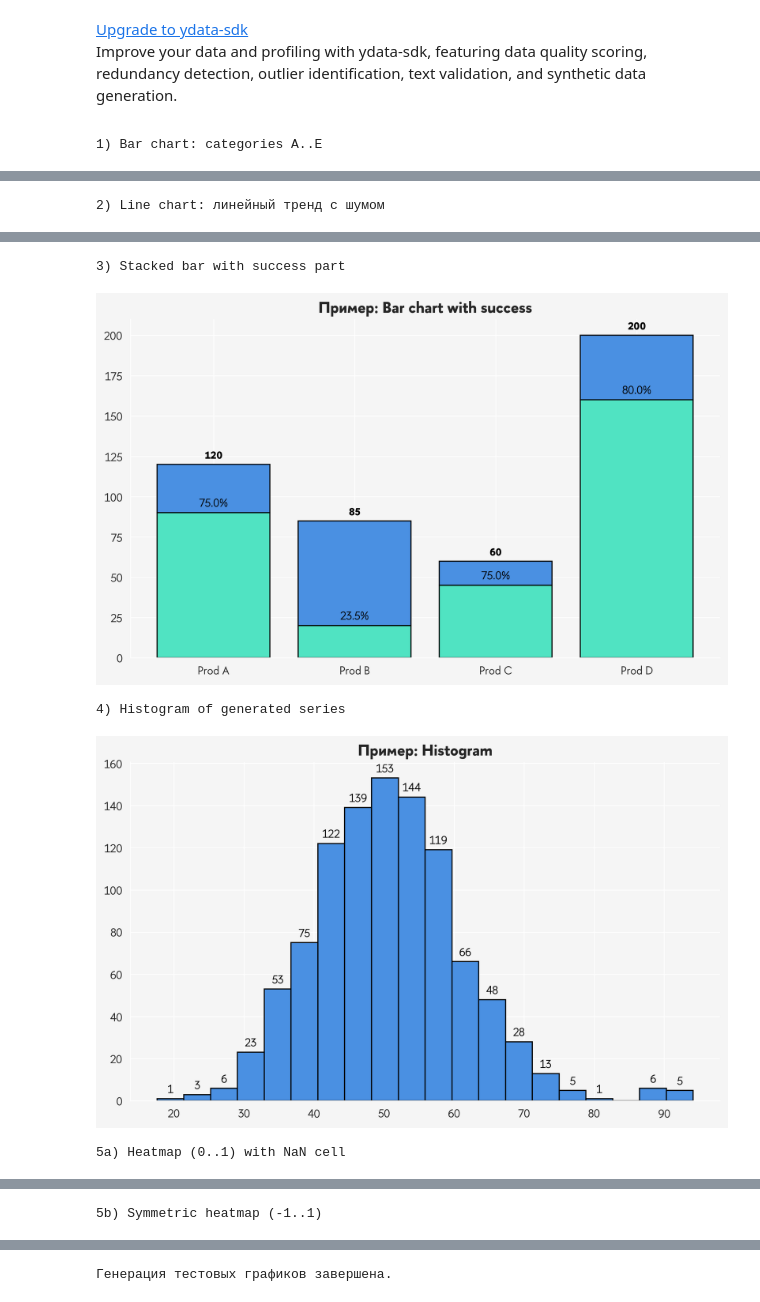
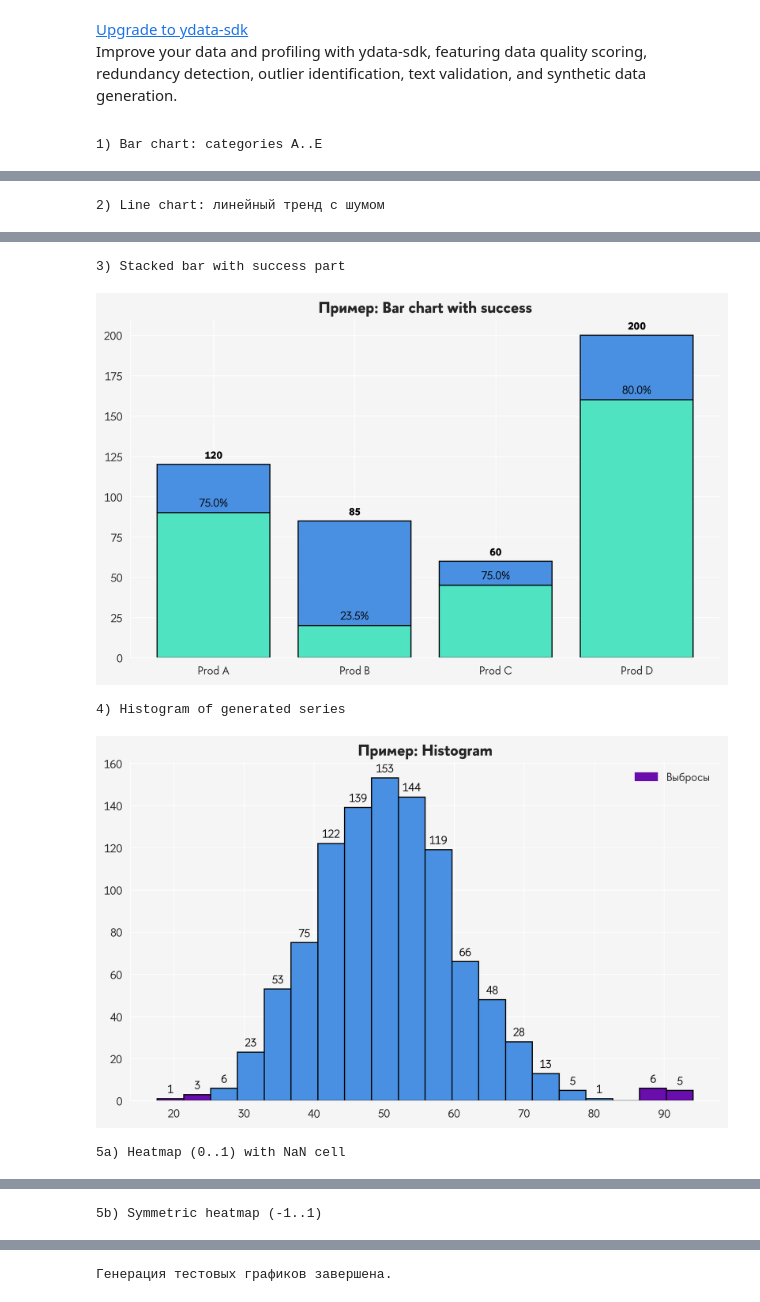
Before and after one commit to ssd2008/DANO, a Jupyter notebook: base.ipynb, the cells around one changed output, grey strips where cells are left out. Cells and saved outputs as stored; diff of their text form; code cells hidden in the pictures.

```diff
--- a/base.ipynb
+++ b/base.ipynb
@@ -84,35 +84,35 @@ graphics.plot_bar_chart_with_success(cats2, totals, success, title="Пример
 
 # 4) Histogram (normal + some outliers)
 series = np.concatenate([np.random.normal(loc=50, scale=10, size=1000), np.random.normal(loc=90, scale=2, size=10)])
 print("4) Histogram of generated series")
-graphics.norm_hist(series, bins=20, title="Пример: Histogram", podpisi=True)
+graphics.norm_hist(series, bins=20, title="Пример: Histogram", podpisi=True, outliers_min=28, outliers_max=86)
 
 # 5) Heatmaps
 # 5a) Positive-only heatmap (0..1)
 mat_pos = np.random.rand(6, 8)
 mat_pos[1, 3] = np.nan  # показаем NaN
 print("5a) Heatmap (0..1) with NaN cell")
 graphics.plot_heatmap(mat_pos, x_labels=[f'C{i}' for i in range(mat_pos.shape[1])], y_labels=[f'R{i}' for i in range(mat_pos.shape[0])], title="Heatmap (0..1) example")
 
 # 5b) Symmetric heatmap (-1..1) with center=0
 mat_sym = np.random.uniform(-1, 1, size=(6,6))
 # сделаем её симметричной for visual
 mat_sym = (mat_sym + mat_sym.T) / 2
 np.fill_diagonal(mat_sym, 1.0)
 mat_sym[2,4] = np.nan
 print("5b) Symmetric heatmap (-1..1)")
 graphics.plot_heatmap(mat_sym, x_labels=[f'V{i}' for i in range(mat_sym.shape[1])], y_labels=[f'V{i}' for i in range(mat_sym.shape[0])], title="Symmetric heatmap (-1..1)")
 
 print("Генерация тестовых графиков завершена.")
 # %% [output]
 1) Bar chart: categories A..E
 [figure]
 2) Line chart: линейный тренд с шумом
 [figure]
 3) Stacked bar with success part
 [figure]
 4) Histogram of generated series
-[figure, old version]
+[figure, new version]
 5a) Heatmap (0..1) with NaN cell
 [figure]
 5b) Symmetric heatmap (-1..1)
```
Also changed, not shown: 1 other file.
